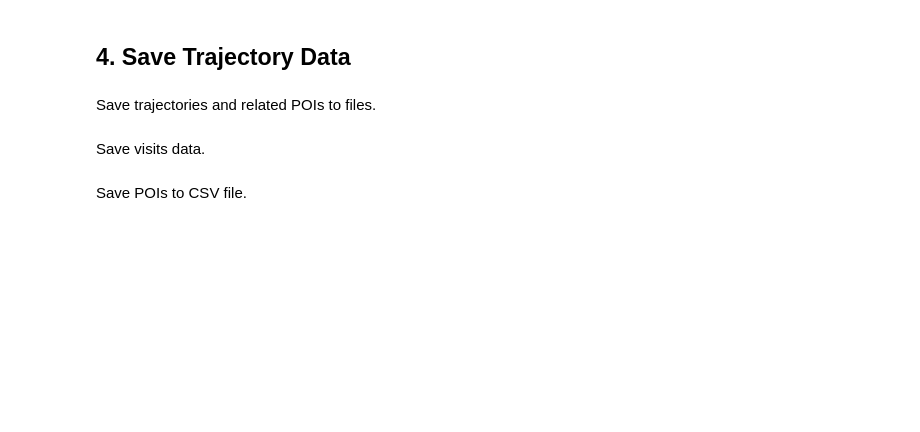
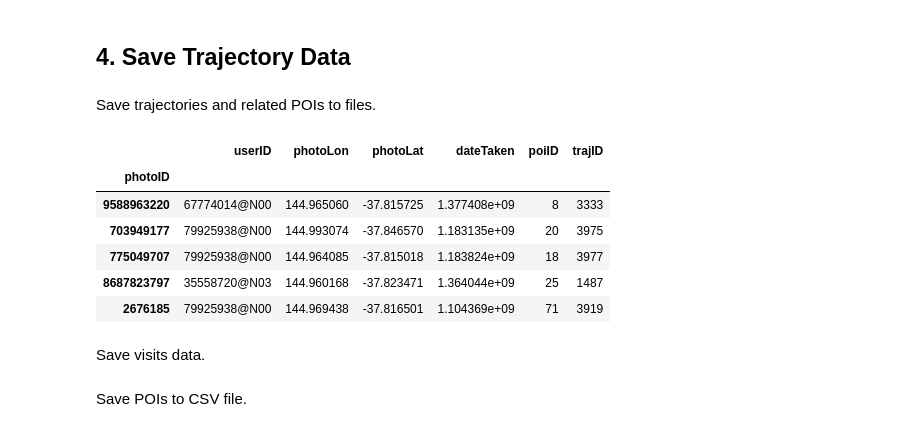
Before and after one commit to dongwookim-ml/flickr-photo, a Jupyter notebook: src/traj_Melb.ipynb, the cells around one changed output. Cells and saved outputs as stored; diff of their text form; code cells hidden in the pictures; blank space fills up the shorter version.

Commit message:
export visiting data in new formats

```diff
--- a/src/traj_Melb.ipynb
+++ b/src/traj_Melb.ipynb
@@ -452,6 +455,16 @@ Save trajectories and related POIs to files.
 # %%
 visits = traj_greedy[traj_greedy['poiID'] != -1]
 #visits = traj_dp[traj_dp['poiID'] != -1]
+# %%
+visits.head()
+# %% [output]
+|  | userID | photoLon | photoLat | dateTaken | poiID | trajID |
+| photoID |  |  |  |  |  |  |
+| 9588963220 | 67774014@N00 | 144.965060 | -37.815725 | 1.377408e+09 | 8 | 3333 |
+| 703949177 | 79925938@N00 | 144.993074 | -37.846570 | 1.183135e+09 | 20 | 3975 |
+| 775049707 | 79925938@N00 | 144.964085 | -37.815018 | 1.183824e+09 | 18 | 3977 |
+| 8687823797 | 35558720@N03 | 144.960168 | -37.823471 | 1.364044e+09 | 25 | 1487 |
+| 2676185 | 79925938@N00 | 144.969438 | -37.816501 | 1.104369e+09 | 71 | 3919 |
 # %% [markdown]
 Save visits data.
 # %%
```
Also changed, not shown: parts of 24 cells of this notebook.
